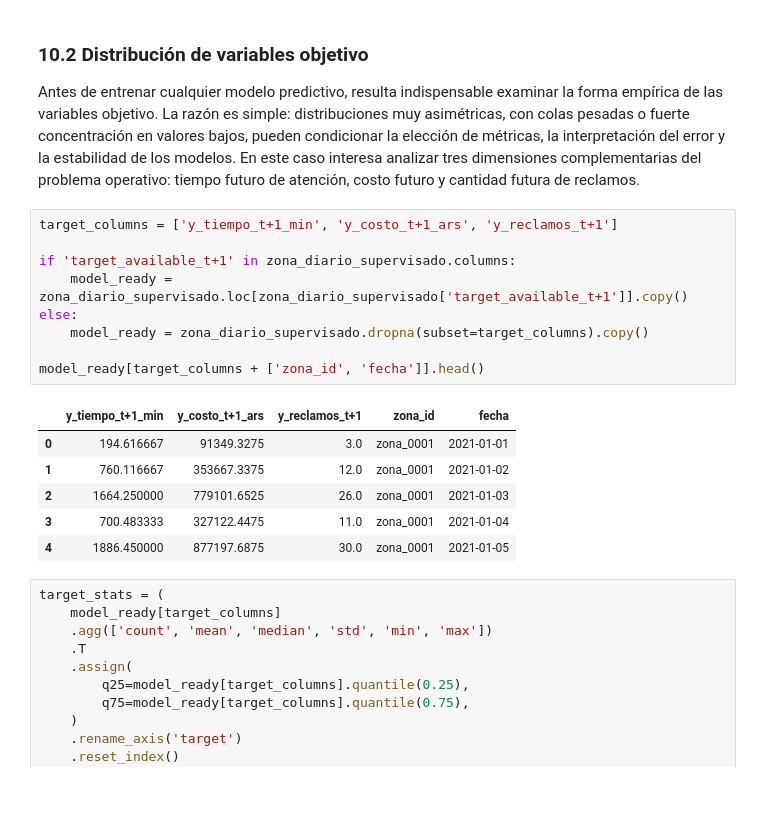
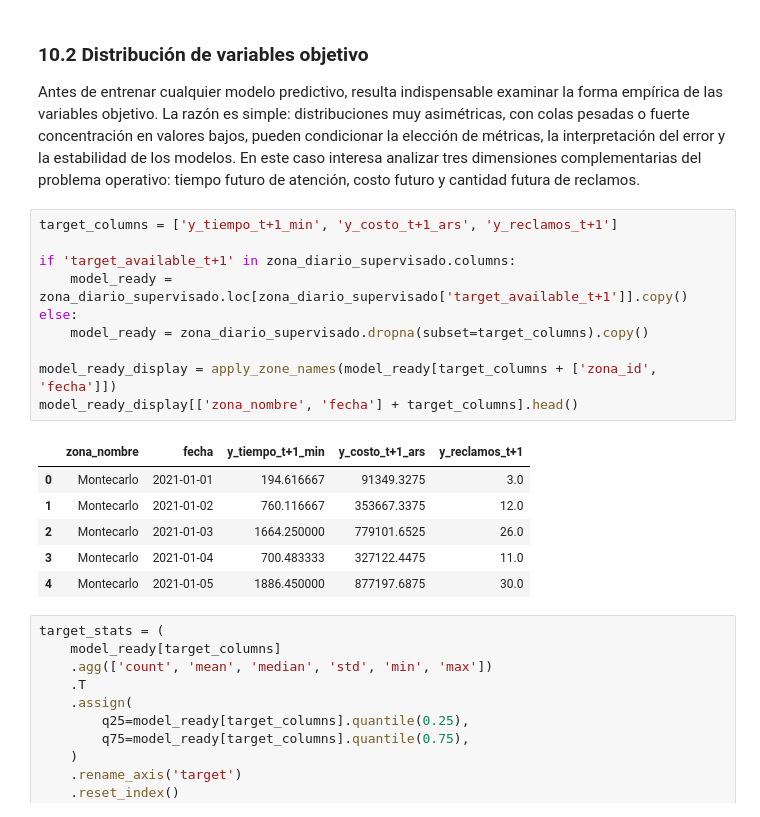
Before and after one commit to martinlacheski/tp-ceia-amq, a Jupyter notebook: notebooks/5_tp_final_amq.ipynb, the cells around one changed output. Drawn from its saved outputs; the diff is of its cells as text.

```diff
--- a/notebooks/5_tp_final_amq.ipynb
+++ b/notebooks/5_tp_final_amq.ipynb
@@ -320,19 +323,20 @@ Antes de entrenar cualquier modelo predictivo, resulta indispensable examinar la
 # %%
 target_columns = ['y_tiempo_t+1_min', 'y_costo_t+1_ars', 'y_reclamos_t+1']
 
 if 'target_available_t+1' in zona_diario_supervisado.columns:
     model_ready = zona_diario_supervisado.loc[zona_diario_supervisado['target_available_t+1']].copy()
 else:
     model_ready = zona_diario_supervisado.dropna(subset=target_columns).copy()
 
-model_ready[target_columns + ['zona_id', 'fecha']].head()
+model_ready_display = apply_zone_names(model_ready[target_columns + ['zona_id', 'fecha']])
+model_ready_display[['zona_nombre', 'fecha'] + target_columns].head()
 # %% [output]
-|  | y_tiempo_t+1_min | y_costo_t+1_ars | y_reclamos_t+1 | zona_id | fecha |
-| 0 | 194.616667 | 91349.3275 | 3.0 | zona_0001 | 2021-01-01 |
-| 1 | 760.116667 | 353667.3375 | 12.0 | zona_0001 | 2021-01-02 |
-| 2 | 1664.250000 | 779101.6525 | 26.0 | zona_0001 | 2021-01-03 |
-| 3 | 700.483333 | 327122.4475 | 11.0 | zona_0001 | 2021-01-04 |
-| 4 | 1886.450000 | 877197.6875 | 30.0 | zona_0001 | 2021-01-05 |
+|  | zona_nombre | fecha | y_tiempo_t+1_min | y_costo_t+1_ars | y_reclamos_t+1 |
+| 0 | Montecarlo | 2021-01-01 | 194.616667 | 91349.3275 | 3.0 |
+| 1 | Montecarlo | 2021-01-02 | 760.116667 | 353667.3375 | 12.0 |
+| 2 | Montecarlo | 2021-01-03 | 1664.250000 | 779101.6525 | 26.0 |
+| 3 | Montecarlo | 2021-01-04 | 700.483333 | 327122.4475 | 11.0 |
+| 4 | Montecarlo | 2021-01-05 | 1886.450000 | 877197.6875 | 30.0 |
 # %%
 target_stats = (
     model_ready[target_columns]
```
Also changed, not shown: parts of 17 cells of this notebook, 16 other files.
